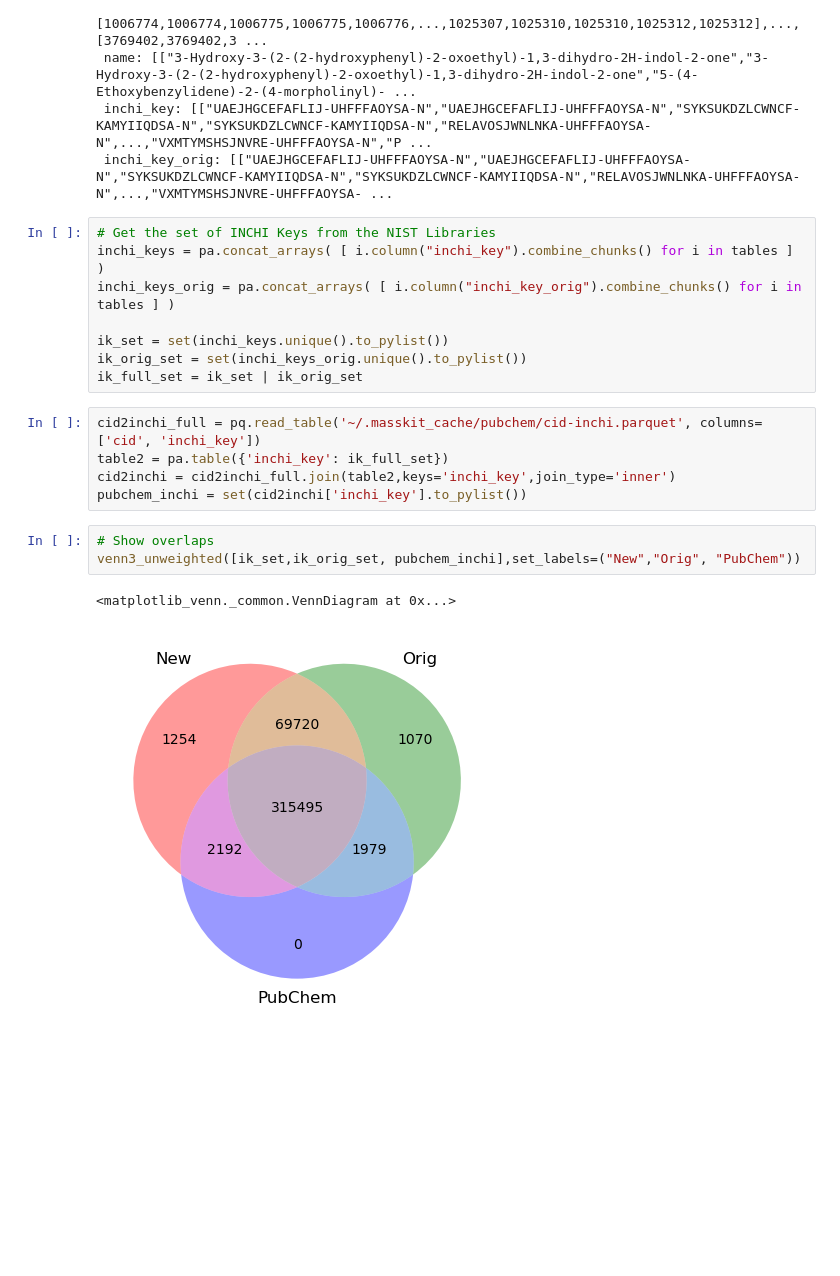
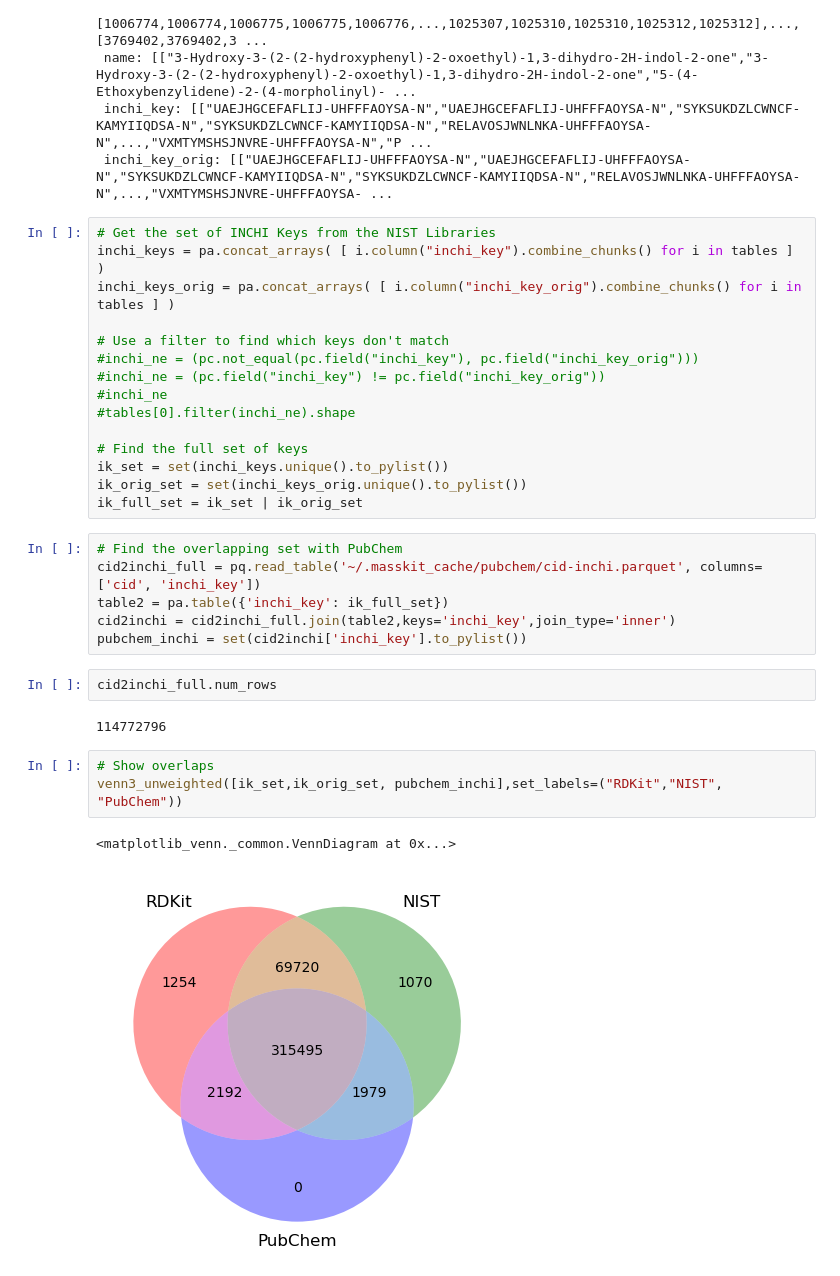
Before and after one commit to usnistgov/masskit, a Jupyter notebook: notebooks/notoriety.ipynb, the cells around one changed output. Drawn from its saved outputs; the diff is of its cells as text; blank space fills up the shorter version.

```diff
--- a/notebooks/notoriety.ipynb
+++ b/notebooks/notoriety.ipynb
@@ -50,17 +51,29 @@ tables
 inchi_keys = pa.concat_arrays( [ i.column("inchi_key").combine_chunks() for i in tables ] )
 inchi_keys_orig = pa.concat_arrays( [ i.column("inchi_key_orig").combine_chunks() for i in tables ] )
 
+# Use a filter to find which keys don't match
+#inchi_ne = (pc.not_equal(pc.field("inchi_key"), pc.field("inchi_key_orig")))
+#inchi_ne = (pc.field("inchi_key") != pc.field("inchi_key_orig"))
+#inchi_ne
+#tables[0].filter(inchi_ne).shape
+
+# Find the full set of keys
 ik_set = set(inchi_keys.unique().to_pylist())
 ik_orig_set = set(inchi_keys_orig.unique().to_pylist())
 ik_full_set = ik_set | ik_orig_set
 # %%
+# Find the overlapping set with PubChem
 cid2inchi_full = pq.read_table('~/.masskit_cache/pubchem/cid-inchi.parquet', columns=['cid', 'inchi_key'])
 table2 = pa.table({'inchi_key': ik_full_set})
 cid2inchi = cid2inchi_full.join(table2,keys='inchi_key',join_type='inner')
 pubchem_inchi = set(cid2inchi['inchi_key'].to_pylist())
+# %%
+cid2inchi_full.num_rows
+# %% [output]
+114772796
 # %%
 # Show overlaps
-venn3_unweighted([ik_set,ik_orig_set, pubchem_inchi],set_labels=("New","Orig", "PubChem"))
+venn3_unweighted([ik_set,ik_orig_set, pubchem_inchi],set_labels=("RDKit","NIST", "PubChem"))
 # %% [output]
 <matplotlib_venn._common.VennDiagram at 0x...>
-[figure, old version]
+[figure, new version]
```
Also changed, not shown: parts of 7 cells of this notebook, 2 other files.
